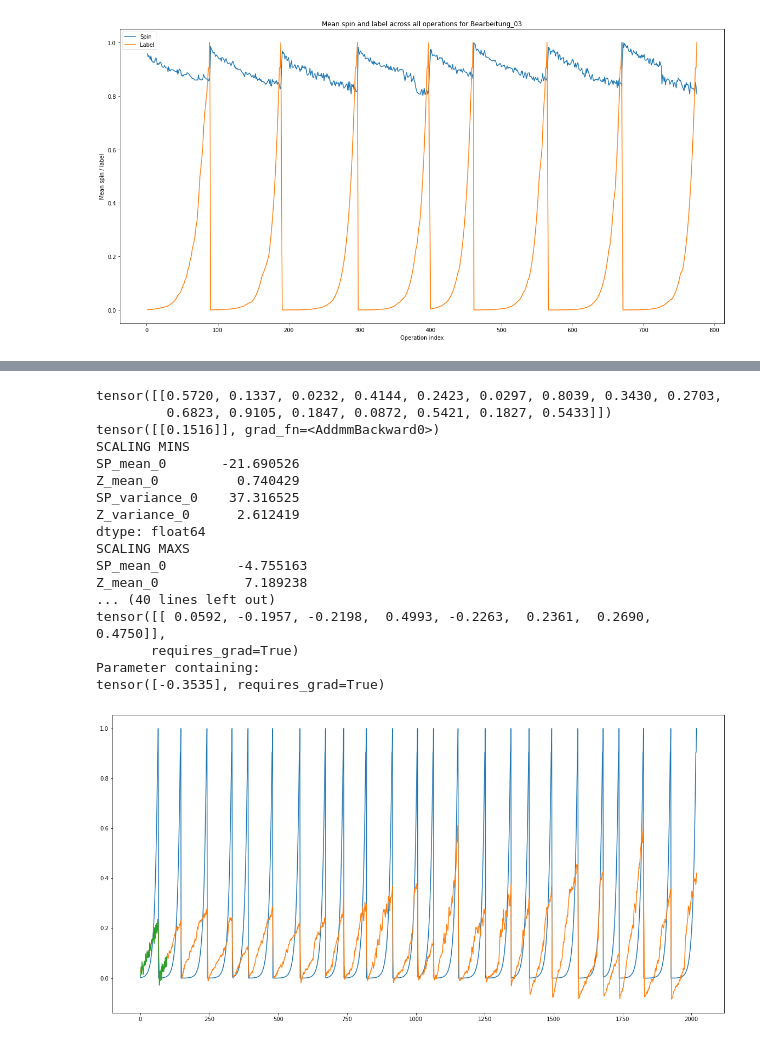
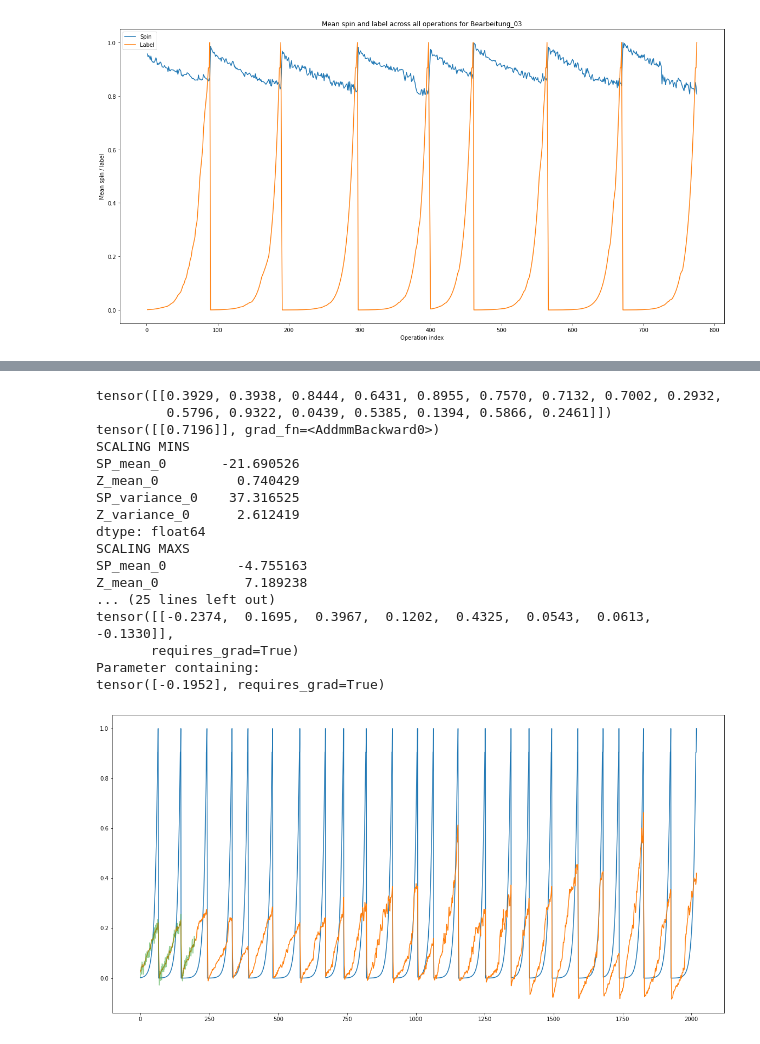
Before and after one commit to MartinNoc/SMiLe, a Jupyter notebook: predictive_maintenance/toolchange_simple_nn_training.ipynb, the cells around one changed output, grey strips where cells are left out. Drawn from its saved outputs; the diff is of its cells as text; code cells hidden in the pictures.

```diff
--- a/predictive_maintenance/toolchange_simple_nn_training.ipynb
+++ b/predictive_maintenance/toolchange_simple_nn_training.ipynb
@@ -309,7 +318,7 @@ print(example)
 print(model(example))
 traced_script_module = torch.jit.trace(model, example)
 # save (currently commented to not overwrite the model I exported for the VM)
-#traced_script_module.save("traced_simple_nn.pt")
+traced_script_module.save("traced_simple_nn_sq.pt")
 # show z-score normalisation values
 print("SCALING MINS")
 print(min_scaling)
@@ -321,9 +330,9 @@ for p in model.parameters():
 
 #raw_data.to_csv(".sensitive_data/raw_data.csv", index=False)
 # %% [output]
-tensor([[0.5720, 0.1337, 0.0232, 0.4144, 0.2423, 0.0297, 0.8039, 0.3430, 0.2703,
-         0.6823, 0.9105, 0.1847, 0.0872, 0.5421, 0.1827, 0.5433]])
-tensor([[0.1516]], grad_fn=<AddmmBackward0>)
+tensor([[0.3929, 0.3938, 0.8444, 0.6431, 0.8955, 0.7570, 0.7132, 0.7002, 0.2932,
+         0.5796, 0.9322, 0.0439, 0.5385, 0.1394, 0.5866, 0.2461]])
+tensor([[0.7196]], grad_fn=<AddmmBackward0>)
 SCALING MINS
 SP_mean_0       -21.690526
 Z_mean_0          0.740429
@@ -333,26 +342,27 @@ dtype: float64
 SCALING MAXS
 SP_mean_0         -4.755163
 Z_mean_0           7.189238
-... (40 lines left out)
-tensor([[ 0.0592, -0.1957, -0.2198,  0.4993, -0.2263,  0.2361,  0.2690,  0.4750]],
+... (25 lines left out)
+tensor([[-0.2374,  0.1695,  0.3967,  0.1202,  0.4325,  0.0543,  0.0613, -0.1330]],
        requires_grad=True)
 Parameter containing:
-tensor([-0.3535], requires_grad=True)
+tensor([-0.1952], requires_grad=True)
 # %%
 """
 Compare homomorphic inference to real results
 """
 
 model = torch.jit.load("traced_simple_nn.pt")
 clear_predictions = model(torch.from_numpy(np.array(raw_data.values).astype(np.single)))
 clear_predictions = clear_predictions.cpu().detach().numpy()
 
 he_predictions = np.genfromtxt("sensitive_data/0_to_100.csv", delimiter=",")
+he_predictions = np.append(he_predictions, np.genfromtxt("sensitive_data/100_to_200.csv", delimiter=","))
 
 plt.figure(figsize=(20,10))
 plt.plot(raw_labels)
 plt.plot(clear_predictions)
 plt.plot(he_predictions, alpha=0.5)
 plt.show()
 # %% [output]
-[figure, old version]
+[figure, new version]
```
Also changed, not shown: parts of 3 cells of this notebook.
